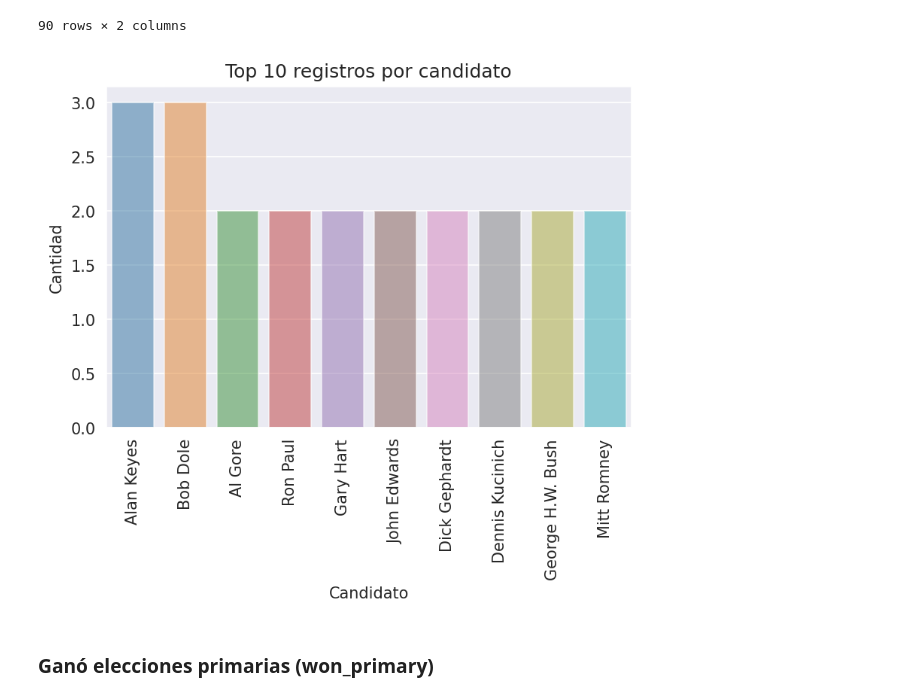
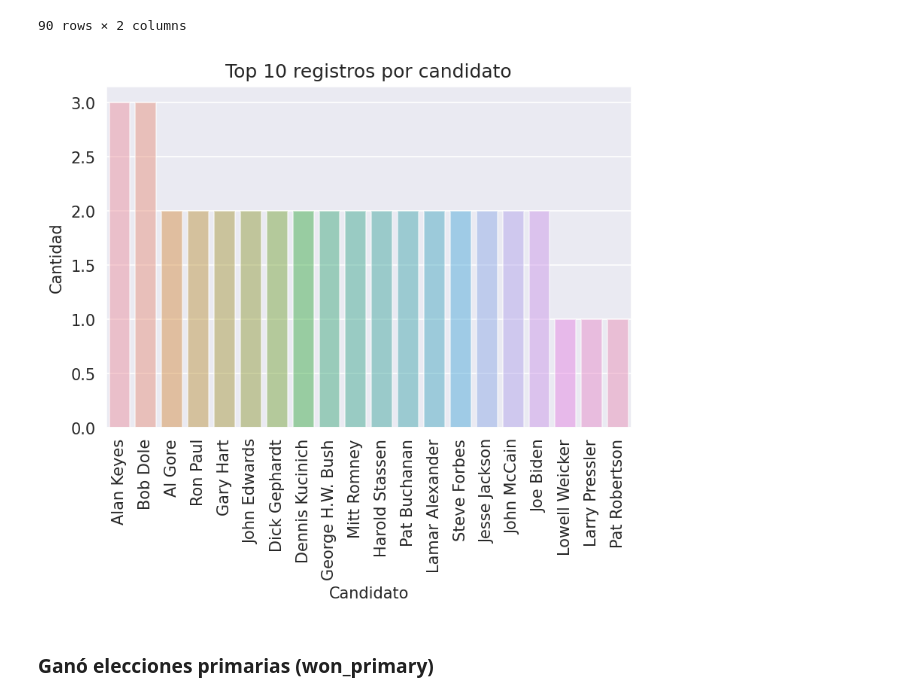
Before and after one commit to 1gnacio/orgadatos-kaggle-tp1, a Jupyter notebook: notebook707f668b56.ipynb, the cells around one changed output. Cells and saved outputs as stored; diff of their text form; code cells hidden in the pictures.

```diff
--- a/notebook707f668b56.ipynb
+++ b/notebook707f668b56.ipynb
@@ -252,9 +272,9 @@ data_candidatos
 | 89 | Wesley Clark | 1 |
 90 rows × 2 columns
 # %%
-simple_barplot(data_candidatos.head(10), 'Candidato', 'Cantidad de registros', "Top 10 registros por candidato")
+simple_barplot(data_candidatos.head(20), 'Candidato', 'Cantidad de registros', "Top 10 registros por candidato")
 # %% [output]
-[figure, old version]
+[figure, new version]
 # %% [markdown]
 ### Ganó elecciones primarias (won_primary)
 # %%
```
Also changed, not shown: parts of 9 cells of this notebook.
